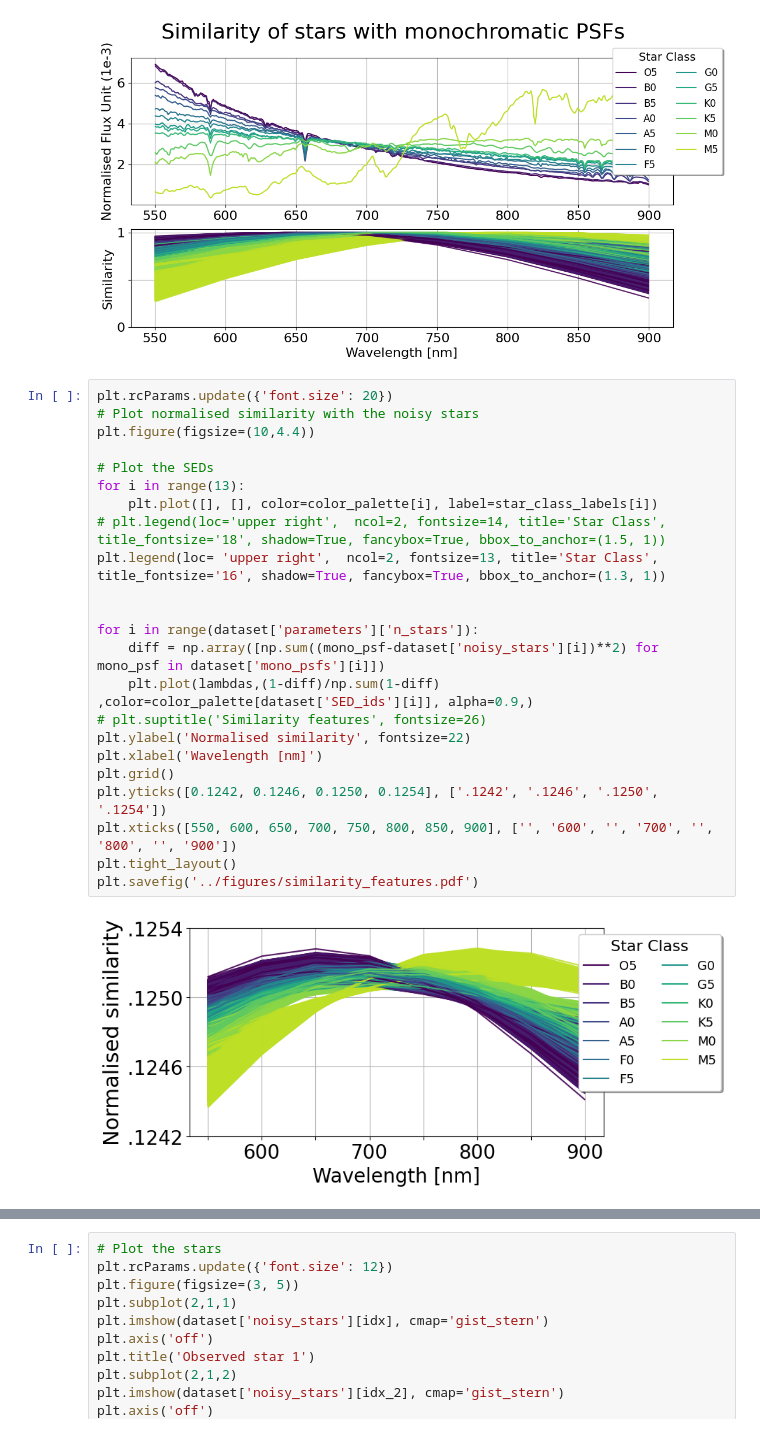
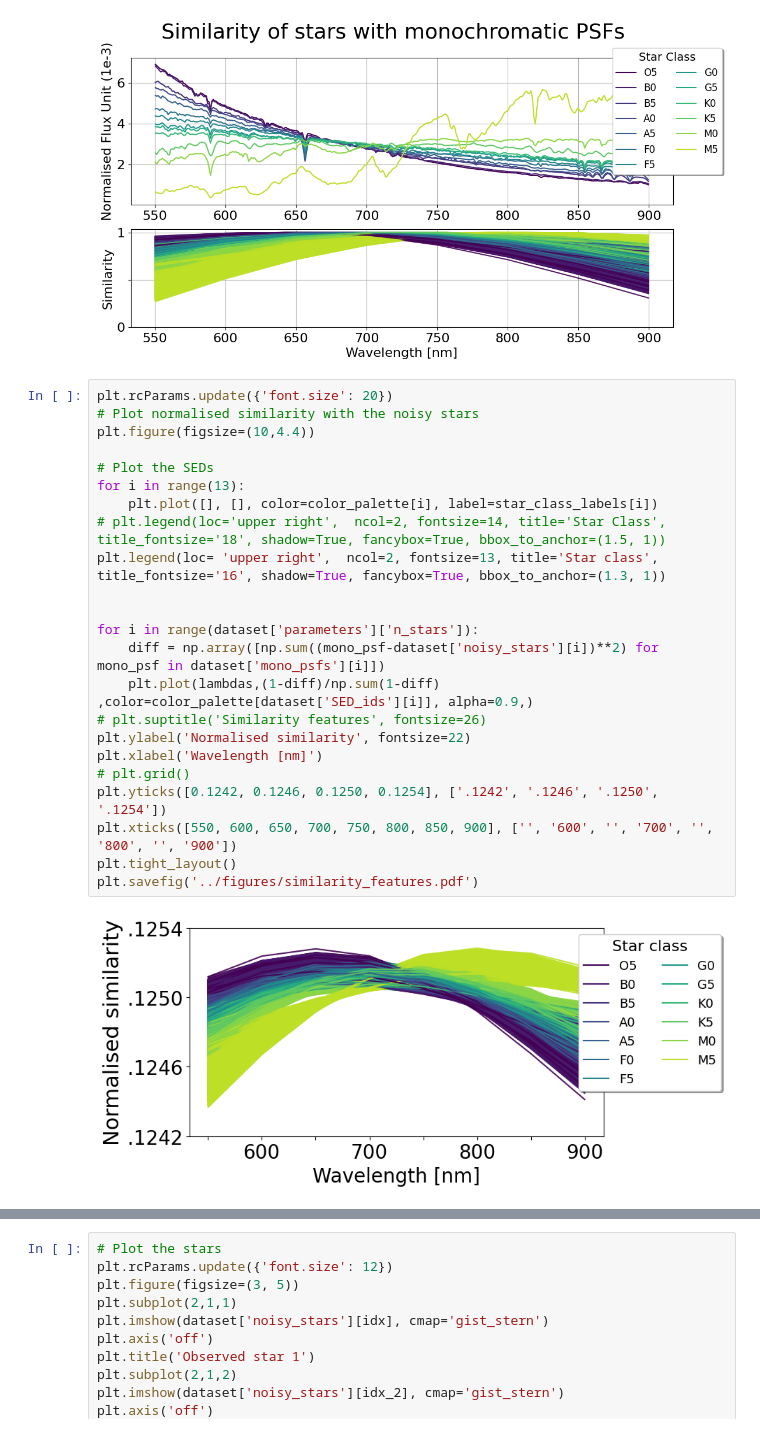
Before and after one commit to CentofantiEze/sed_spectral_classification, a Jupyter notebook: notebooks/plots/degeneracy_similarity-feat_plot.ipynb, the cells around one changed output, grey strips where cells are left out. Drawn from its saved outputs; the diff is of its cells as text.

```diff
--- a/notebooks/plots/degeneracy_similarity-feat_plot.ipynb
+++ b/notebooks/plots/degeneracy_similarity-feat_plot.ipynb
@@ -128,28 +128,28 @@ plt.savefig('../figures/similarity_seds.pdf')
 # %%
 plt.rcParams.update({'font.size': 20})
 # Plot normalised similarity with the noisy stars
 plt.figure(figsize=(10,4.4))
 
 # Plot the SEDs
 for i in range(13):
     plt.plot([], [], color=color_palette[i], label=star_class_labels[i])
 # plt.legend(loc='upper right',  ncol=2, fontsize=14, title='Star Class', title_fontsize='18', shadow=True, fancybox=True, bbox_to_anchor=(1.5, 1))
-plt.legend(loc= 'upper right',  ncol=2, fontsize=13, title='Star Class', title_fontsize='16', shadow=True, fancybox=True, bbox_to_anchor=(1.3, 1))
+plt.legend(loc= 'upper right',  ncol=2, fontsize=13, title='Star class', title_fontsize='16', shadow=True, fancybox=True, bbox_to_anchor=(1.3, 1))
 
 
 for i in range(dataset['parameters']['n_stars']):
     diff = np.array([np.sum((mono_psf-dataset['noisy_stars'][i])**2) for mono_psf in dataset['mono_psfs'][i]])
     plt.plot(lambdas,(1-diff)/np.sum(1-diff) ,color=color_palette[dataset['SED_ids'][i]], alpha=0.9,)
 # plt.suptitle('Similarity features', fontsize=26)
 plt.ylabel('Normalised similarity', fontsize=22)
 plt.xlabel('Wavelength [nm]')
-plt.grid()
+# plt.grid()
 plt.yticks([0.1242, 0.1246, 0.1250, 0.1254], ['.1242', '.1246', '.1250', '.1254'])
 plt.xticks([550, 600, 650, 700, 750, 800, 850, 900], ['', '600', '', '700', '', '800', '', '900'])
 plt.tight_layout()
 plt.savefig('../figures/similarity_features.pdf')
 # %% [output]
-[figure, old version]
+[figure, new version]
 # %%
 # Define plot font size
 plt.rcParams.update({'font.size': 12})
```
Also changed, not shown: parts of 1 cell of this notebook, 3 other files.
